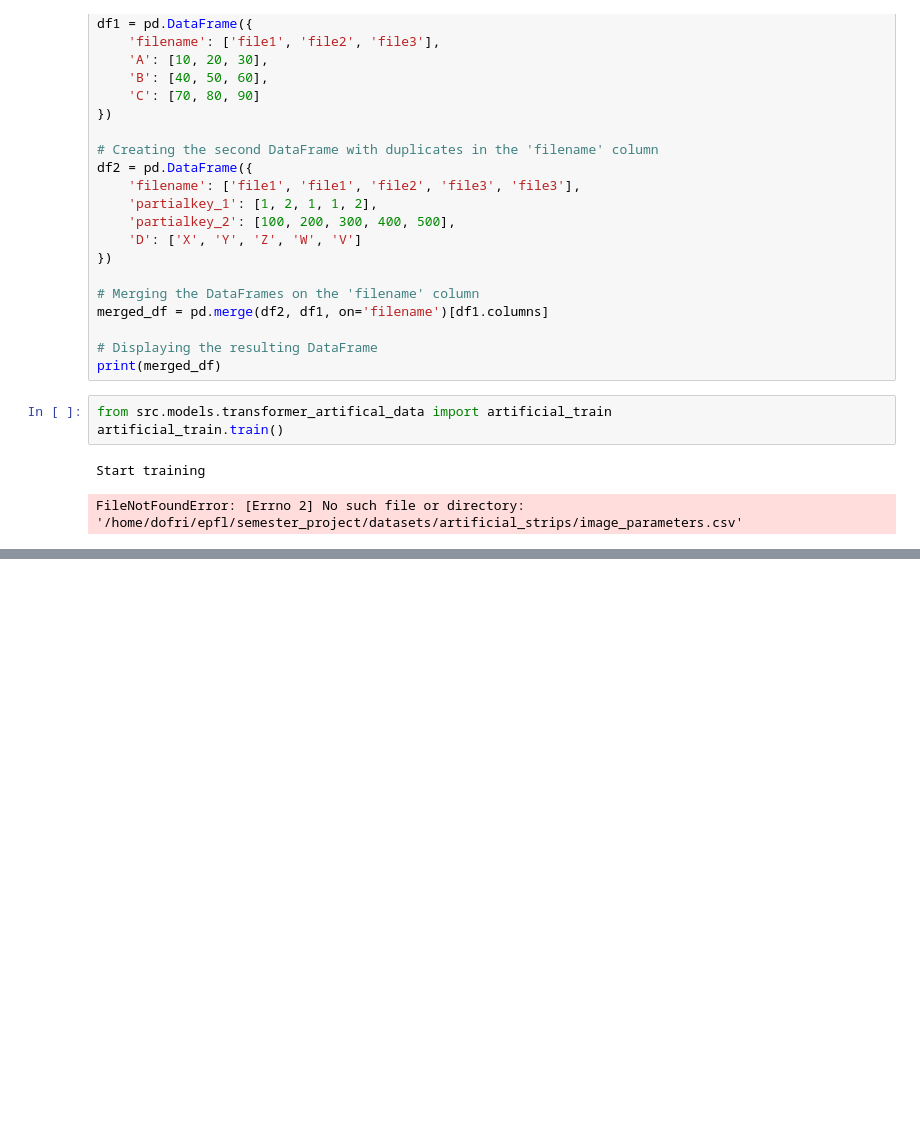
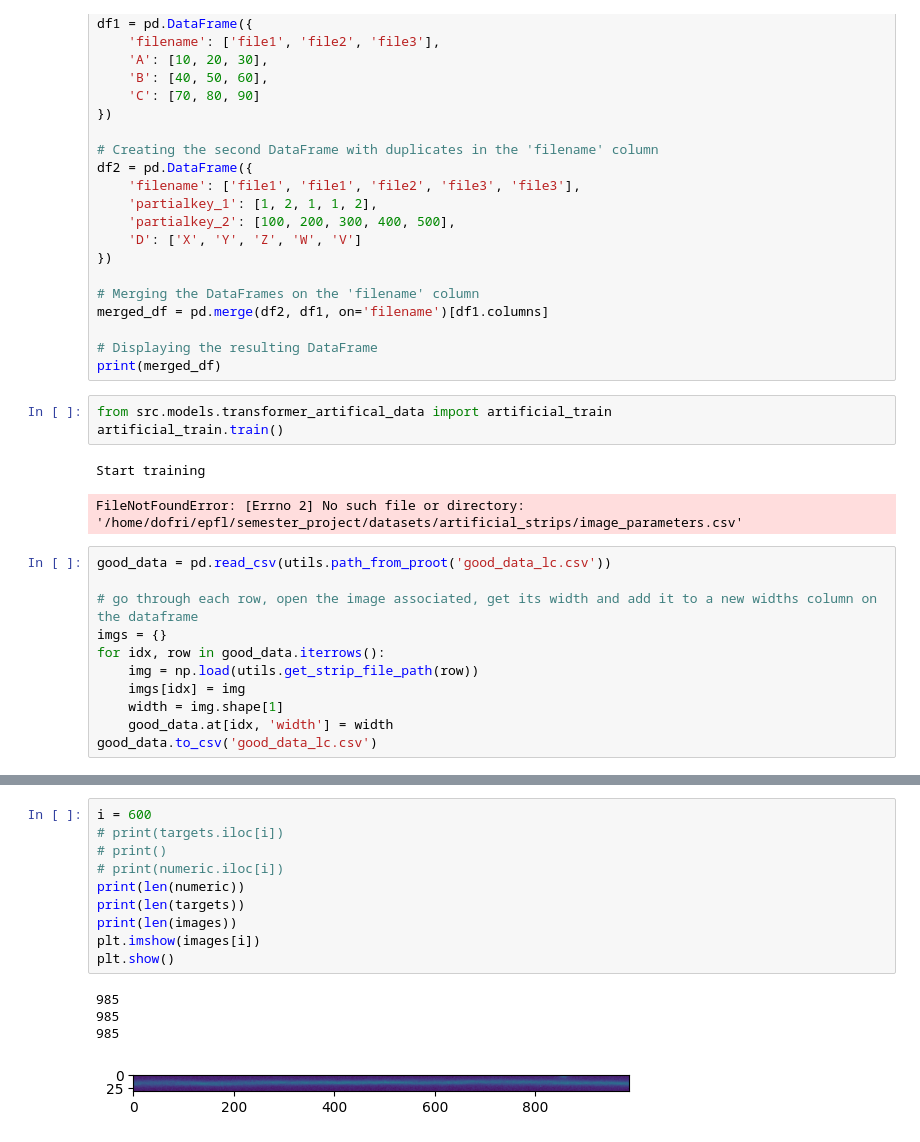
Before and after one commit to GDofri/semester_project, a Jupyter notebook: playground.ipynb, the cells around one changed output, grey strips where cells are left out. Saved outputs shown, nothing was run; the diff lists cells and outputs as text; blank space fills up the shorter version.

```diff
--- a/playground.ipynb
+++ b/playground.ipynb
@@ -691,3 +691,14 @@ artificial_train.train()
 # %% [output]
 Start training
 FileNotFoundError: [Errno 2] No such file or directory: '/home/dofri/epfl/semester_project/datasets/artificial_strips/image_parameters.csv'
+# %%
+good_data = pd.read_csv(utils.path_from_proot('good_data_lc.csv'))
+
+# go through each row, open the image associated, get its width and add it to a new widths column on the dataframe
+imgs = {}
+for idx, row in good_data.iterrows():
+    img = np.load(utils.get_strip_file_path(row))
+    imgs[idx] = img
+    width = img.shape[1]
+    good_data.at[idx, 'width'] = width
+good_data.to_csv('good_data_lc.csv')
@@ -693,0 +764,15 @@ FileNotFoundError: [Errno 2] No such file or directory: '/home/dofri/epfl/semest
+# %%
+i = 600
+# print(targets.iloc[i])
+# print()
+# print(numeric.iloc[i])
+print(len(numeric))
+print(len(targets))
+print(len(images))
+plt.imshow(images[i])
+plt.show()
+# %% [output]
+985
+985
+985
+[figure, added]
```
Also changed, not shown: parts of 2 cells of this notebook, 13 other files.
